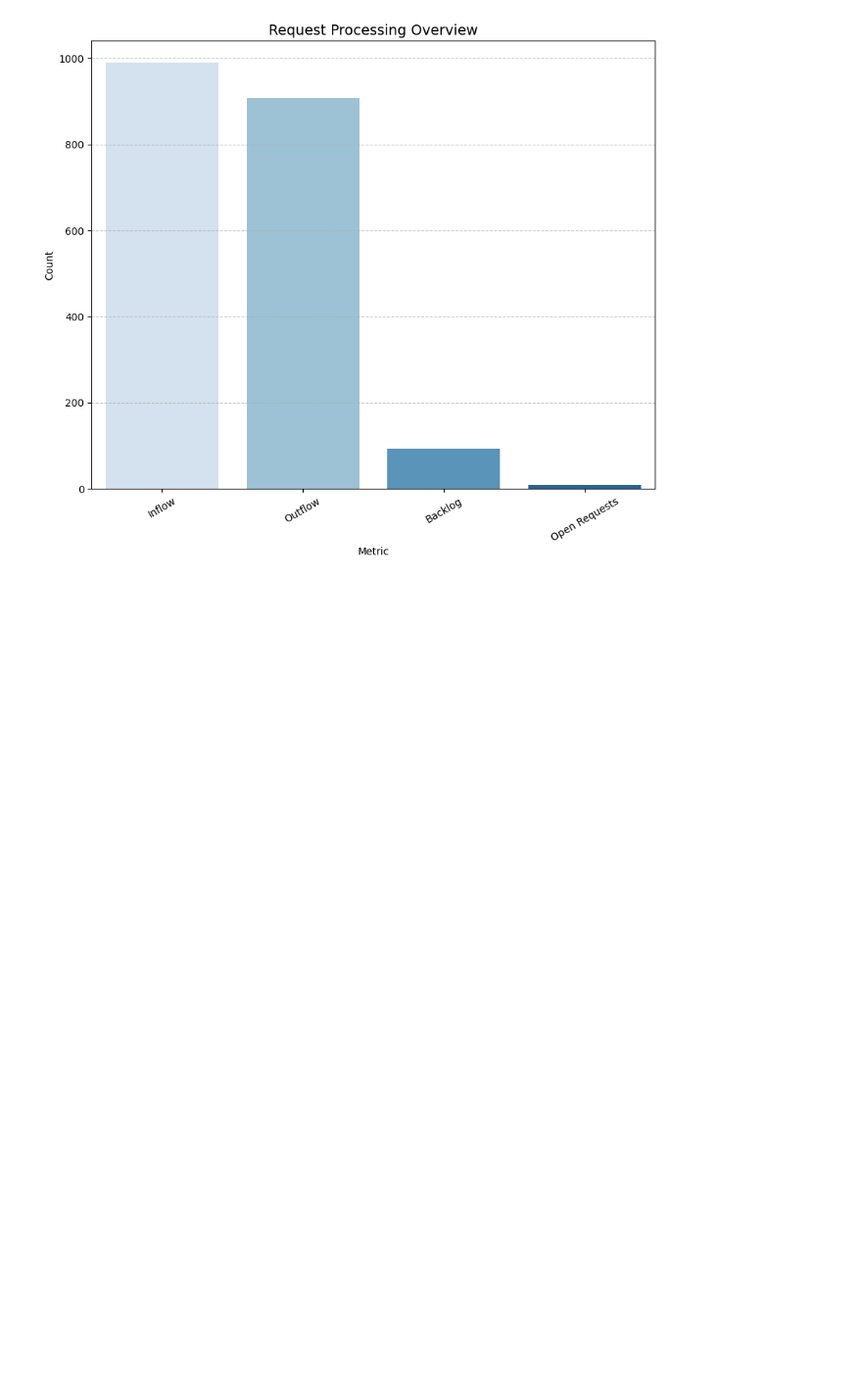
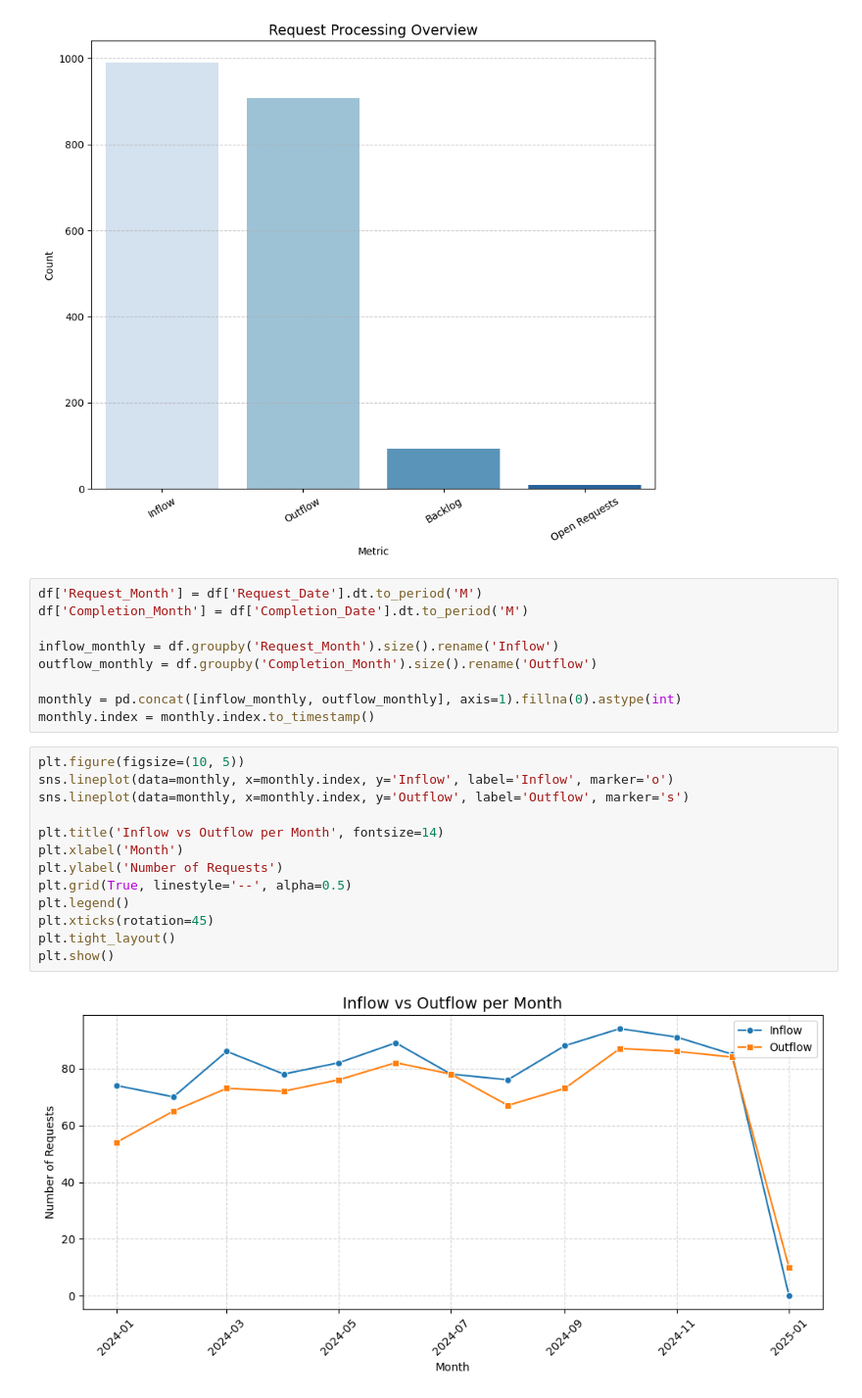
Before and after one commit to RizkyMlana/Data-Science-Mid, a Jupyter notebook: assignment.ipynb, the cells around one changed output. Shown: that part at 98% size. Cells and saved outputs as stored; diff of their text form; blank space fills up the shorter version.

Commit message:
Update: Visual Sla per Month

```diff
--- a/assignment.ipynb
+++ b/assignment.ipynb
@@ -134,3 +134,27 @@ plt.grid(axis="y", linestyle="--", alpha=0.7)
 plt.show()
 # %% [output]
 [figure]
+# %%
+df['Request_Month'] = df['Request_Date'].dt.to_period('M')
+df['Completion_Month'] = df['Completion_Date'].dt.to_period('M')
+
+inflow_monthly = df.groupby('Request_Month').size().rename('Inflow')
+outflow_monthly = df.groupby('Completion_Month').size().rename('Outflow')
+
+monthly = pd.concat([inflow_monthly, outflow_monthly], axis=1).fillna(0).astype(int)
+monthly.index = monthly.index.to_timestamp()
+# %%
+plt.figure(figsize=(10, 5))
+sns.lineplot(data=monthly, x=monthly.index, y='Inflow', label='Inflow', marker='o')
+sns.lineplot(data=monthly, x=monthly.index, y='Outflow', label='Outflow', marker='s')
+
+plt.title('Inflow vs Outflow per Month', fontsize=14)
+plt.xlabel('Month')
+plt.ylabel('Number of Requests')
+plt.grid(True, linestyle='--', alpha=0.5)
+plt.legend()
+plt.xticks(rotation=45)
+plt.tight_layout()
+plt.show()
+# %% [output]
+[figure, added]
```
Also changed, not shown: parts of 2 cells of this notebook.
